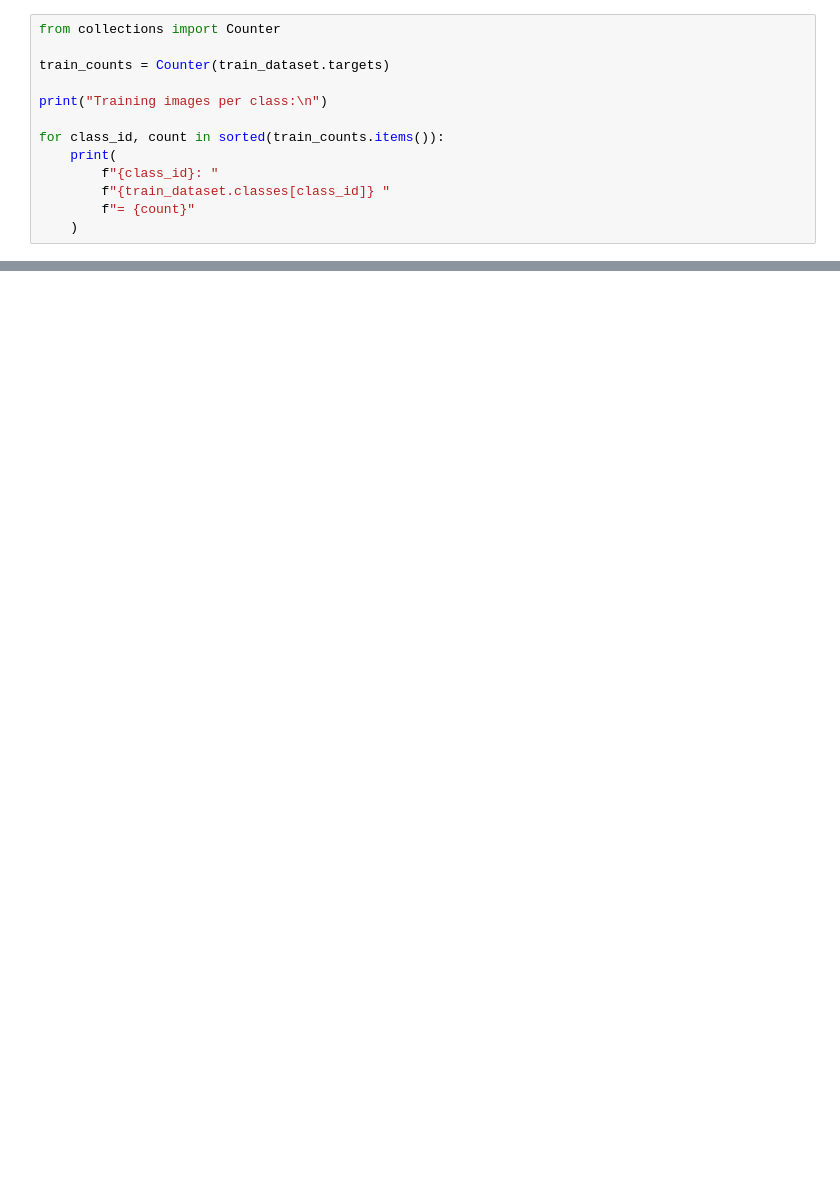
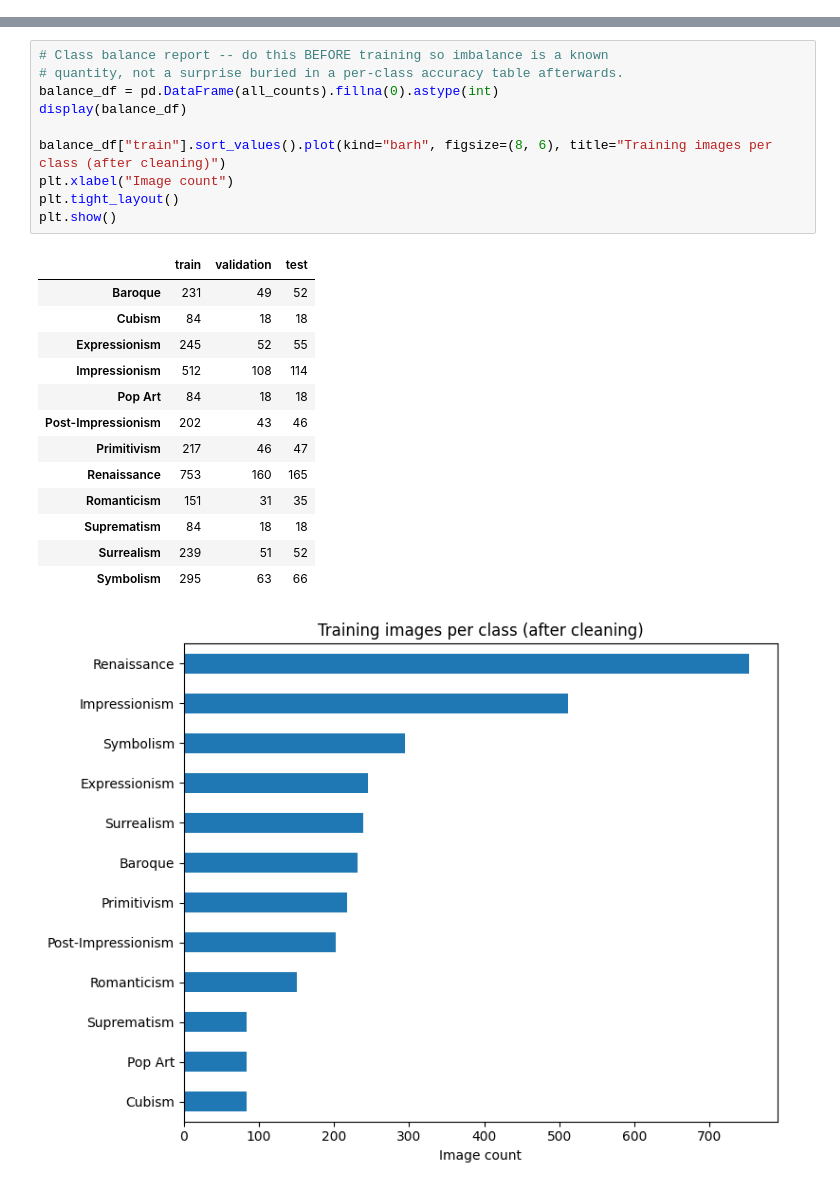
Before and after one commit to Ananya2029/art-style-classifier, a Jupyter notebook: notebook/modelling.ipynb, the cells around one changed output, grey strips where cells are left out. Drawn from its saved outputs; the diff is of its cells as text; blank space fills up the shorter version.

```diff
--- a/notebook/modelling.ipynb
+++ b/notebook/modelling.ipynb
@@ -212,13 +0,0 @@ print(train_dataset.classes)
-# %%
-from collections import Counter
-
-train_counts = Counter(train_dataset.targets)
-
-print("Training images per class:\n")
-
-for class_id, count in sorted(train_counts.items()):
-    print(
-        f"{class_id}: "
-        f"{train_dataset.classes[class_id]} "
-        f"= {count}"
-    )
@@ -359,0 +141,25 @@ print("Model saved successfully!")
+# %%
+# Class balance report -- do this BEFORE training so imbalance is a known
+# quantity, not a surprise buried in a per-class accuracy table afterwards.
+balance_df = pd.DataFrame(all_counts).fillna(0).astype(int)
+display(balance_df)
+
+balance_df["train"].sort_values().plot(kind="barh", figsize=(8, 6), title="Training images per class (after cleaning)")
+plt.xlabel("Image count")
+plt.tight_layout()
+plt.show()
+# %% [output]
+|  | train | validation | test |
+| Baroque | 231 | 49 | 52 |
+| Cubism | 84 | 18 | 18 |
+| Expressionism | 245 | 52 | 55 |
+| Impressionism | 512 | 108 | 114 |
+| Pop Art | 84 | 18 | 18 |
+| Post-Impressionism | 202 | 43 | 46 |
+| Primitivism | 217 | 46 | 47 |
+| Renaissance | 753 | 160 | 165 |
+| Romanticism | 151 | 31 | 35 |
+| Suprematism | 84 | 18 | 18 |
+| Surrealism | 239 | 51 | 52 |
+| Symbolism | 295 | 63 | 66 |
+[figure, added]
```
Also changed, not shown: parts of 48 cells of this notebook, 15 other files.
